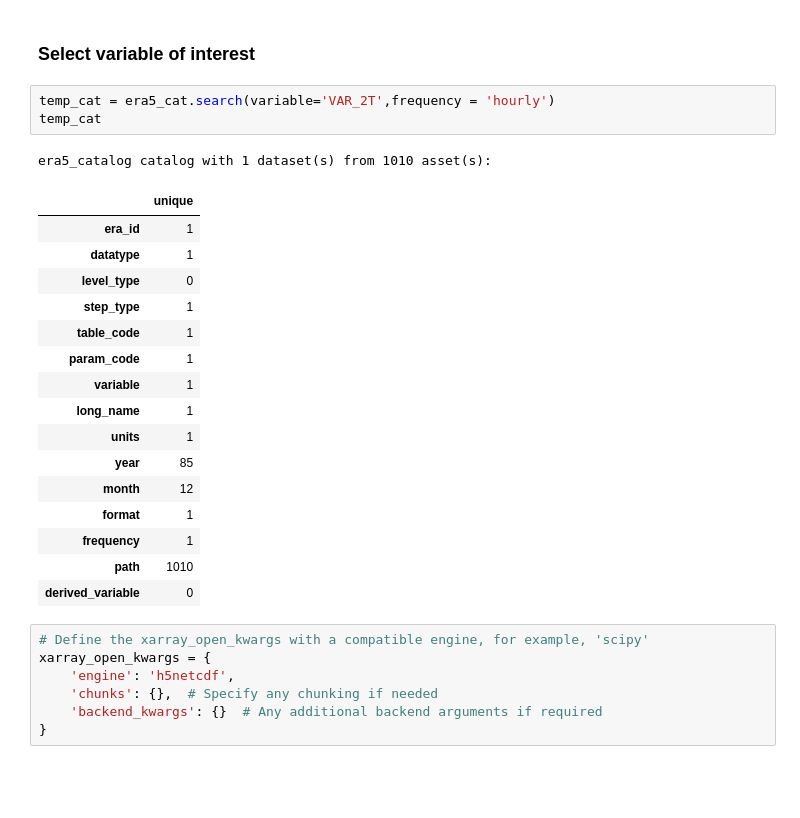
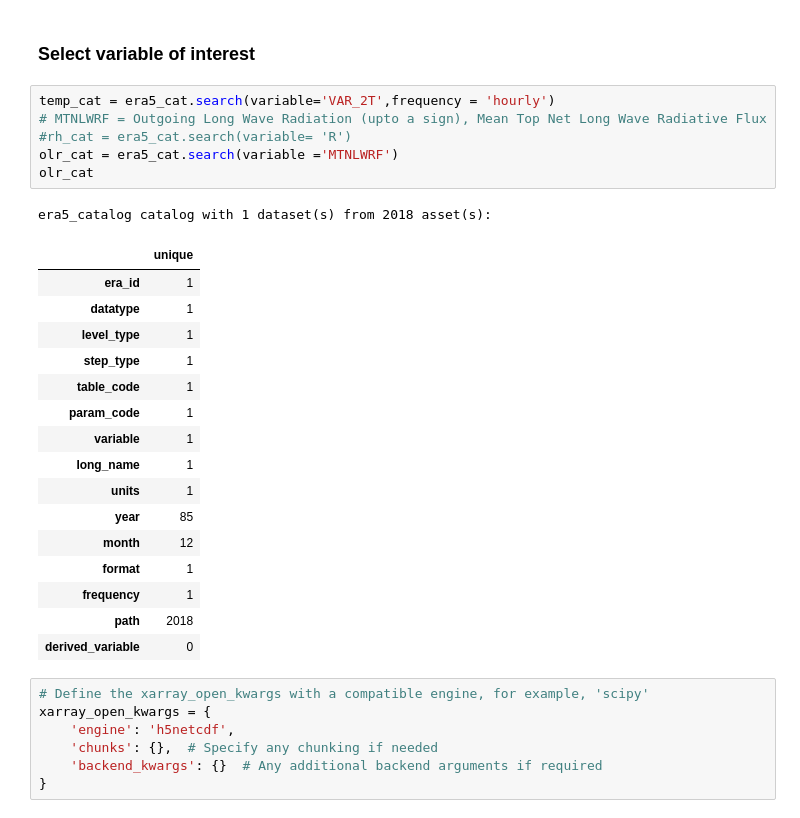
Before and after one commit to NCAR/ERA5-dashboard-cookbook, a Jupyter notebook: notebooks/data_preprocessing.ipynb, the cells around one changed output. Saved outputs shown, nothing was run; the diff lists cells and outputs as text; blank space fills up the shorter version.

```diff
--- a/notebooks/data_preprocessing.ipynb
+++ b/notebooks/data_preprocessing.ipynb
@@ -94,13 +108,16 @@ era5_catalog catalog with 7 dataset(s) from 785068 asset(s):
 ### Select variable of interest
 # %%
 temp_cat = era5_cat.search(variable='VAR_2T',frequency = 'hourly')
-temp_cat
+# MTNLWRF = Outgoing Long Wave Radiation (upto a sign), Mean Top Net Long Wave Radiative Flux
+#rh_cat = era5_cat.search(variable= 'R')
+olr_cat = era5_cat.search(variable ='MTNLWRF')
+olr_cat
 # %% [output]
-era5_catalog catalog with 1 dataset(s) from 1010 asset(s):
+era5_catalog catalog with 1 dataset(s) from 2018 asset(s):
 |  | unique |
 | era_id | 1 |
 | datatype | 1 |
-| level_type | 0 |
+| level_type | 1 |
 | step_type | 1 |
 | table_code | 1 |
 | param_code | 1 |
@@ -111,7 +128,7 @@ era5_catalog catalog with 1 dataset(s) from 1010 asset(s):
 | month | 12 |
 | format | 1 |
 | frequency | 1 |
-| path | 1010 |
+| path | 2018 |
 | derived_variable | 0 |
 # %%
 # Define the xarray_open_kwargs with a compatible engine, for example, 'scipy'
```
Also changed, not shown: parts of 14 cells of this notebook, 1 other file.
